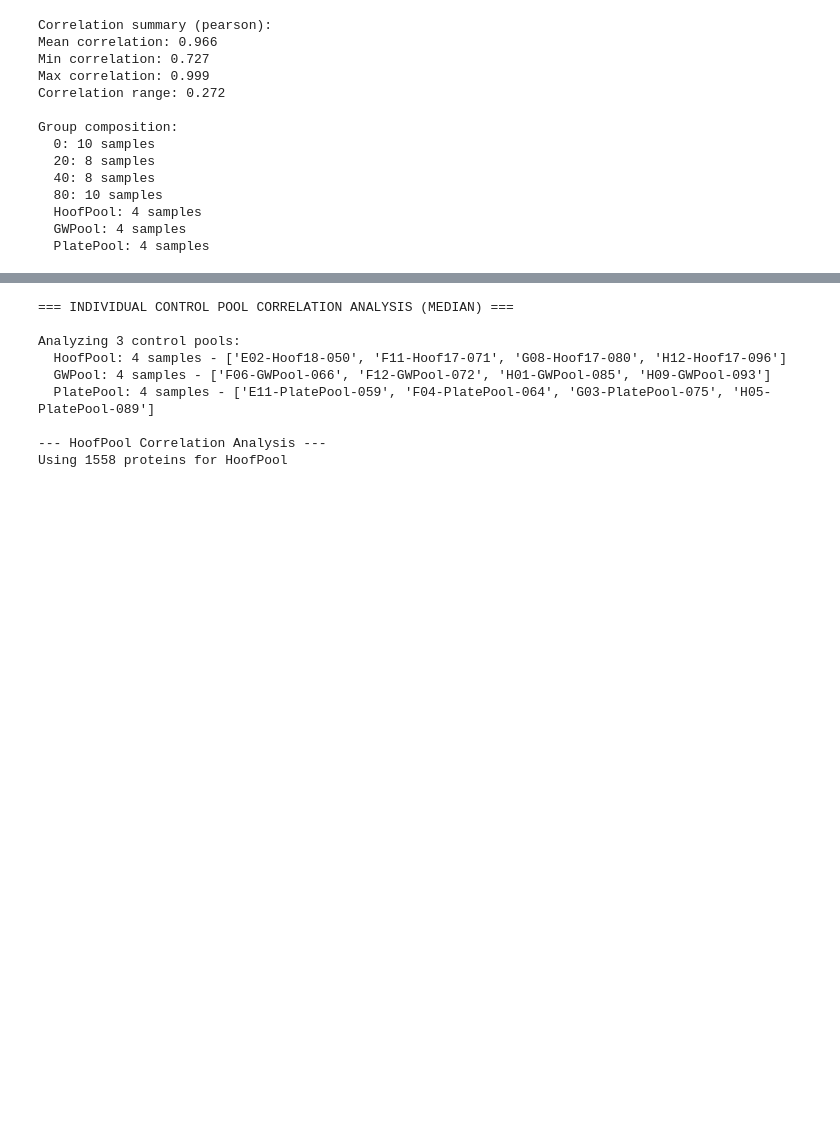
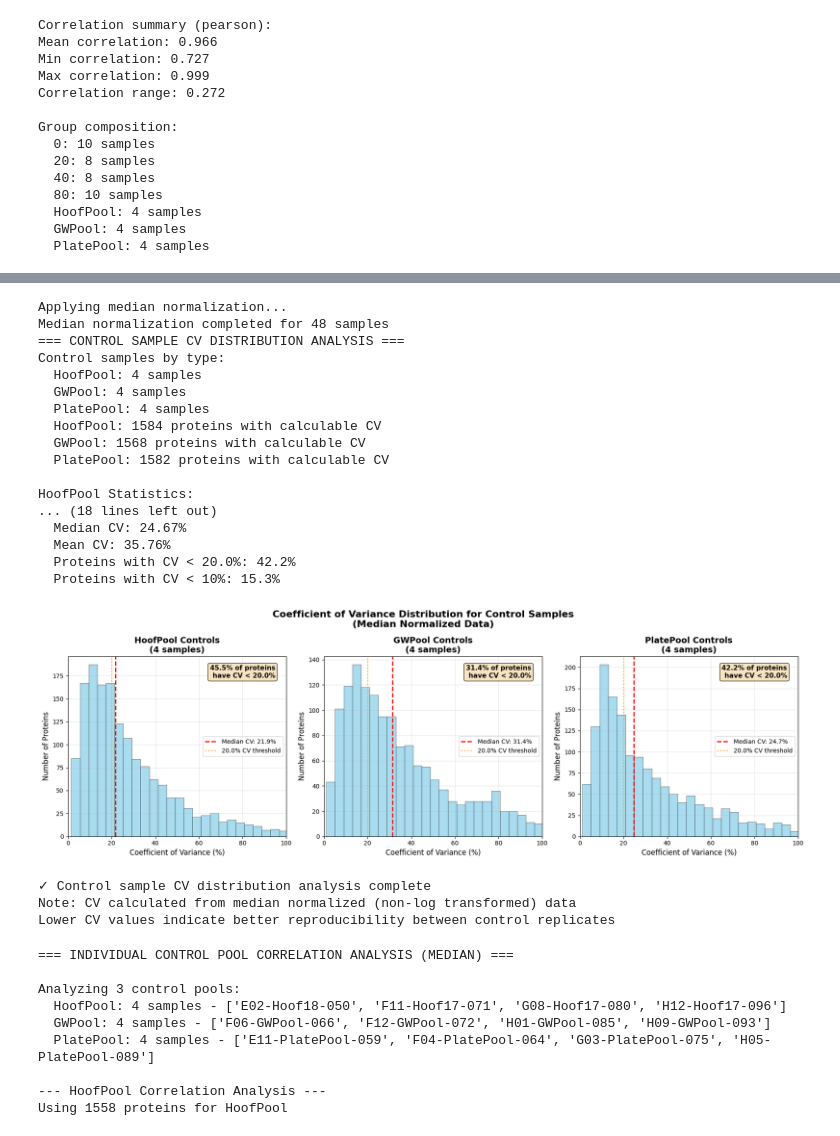
Before and after one commit to maccoss/2025-ExampleDifferentialAnalysis, a Jupyter notebook: Minimal-Proteomics-Analysis.ipynb, the cells around one changed output, grey strips where cells are left out. Cells and saved outputs as stored; diff of their text form; code cells hidden in the pictures; blank space fills up the shorter version.

Commit message:
new CV plot, fixed experimental design issue, added new tests

```diff
--- a/Minimal-Proteomics-Analysis.ipynb
+++ b/Minimal-Proteomics-Analysis.ipynb
@@ -240,15 +261,30 @@ Data loading completed successfully!
 # 2. Sample Processing with Enhanced Validation
 print("=== SAMPLE PROCESSING WITH VALIDATION ===")
 
-# Step 1: Extract sample columns using original logic that works
+# IMPORTANT: Reload protein data fresh to avoid issues with multiple cell executions
+protein_data, metadata, peptide_data = ptk.load_skyline_data(
+    protein_file=protein_file,
+    metadata_file=metadata_file,
+    peptide_file=None
+)
+
+# Step 1: Extract sample columns using corrected logic
 metadata_sample_names = metadata.iloc[:, 0].tolist()
 protein_columns = protein_data.columns.tolist()
 
-# Find matching sample columns
+# Find matching sample columns - look for protein columns that contain metadata sample names
+# or metadata sample names that are contained in protein columns
 sample_columns = []
 for col in protein_columns:
-    if any(sample_name in col or col.startswith(sample_name) for sample_name in metadata_sample_names):
-        sample_columns.append(col)
+    for sample_name in metadata_sample_names:
+        # Check if metadata name is contained in the protein column name
+        if sample_name in col:
+            sample_columns.append(col)
+            break
+        # Also check if the column starts with the sample name
+        elif col.startswith(sample_name):
+            sample_columns.append(col)
+            break
 
 print(f"Found {len(sample_columns)} sample columns in protein data")
 
@@ -650,6 +736,47 @@ Using 1584 proteins for Control Samples Correlation
   Min correlation: 0.910
   Max correlation: 0.994
   High correlation (>0.8): 66/66 (100.0%)
+# %%
+# 8c. Control Sample CV Distribution Analysis
+# Analyze the coefficient of variance distribution for each control type using median normalized data
+
+# Generate median normalized data for CV analysis (non-log transformed)
+median_normalized_data = ptk.normalization.median_normalize(standardized_data, sample_columns=final_sample_columns)
+
+# Use the toolkit function to create CV distribution plots
+cv_data = ptk.visualization.plot_control_cv_distribution(
+    data=median_normalized_data,
+    sample_columns=final_sample_columns,
+    sample_metadata=sample_metadata,
+    control_column=control_column,
+    control_labels=control_labels,
+    normalization_method="Median",
+    figsize=(18, 6),
+    cv_threshold=20.0,
+    title_suffix=""
+)
+# %% [output]
+Applying median normalization...
+Median normalization completed for 48 samples
+=== CONTROL SAMPLE CV DISTRIBUTION ANALYSIS ===
+Control samples by type:
+  HoofPool: 4 samples
+  GWPool: 4 samples
+  PlatePool: 4 samples
+  HoofPool: 1584 proteins with calculable CV
+  GWPool: 1568 proteins with calculable CV
+  PlatePool: 1582 proteins with calculable CV
+
+HoofPool Statistics:
+... (18 lines left out)
+  Median CV: 24.67%
+  Mean CV: 35.76%
+  Proteins with CV < 20.0%: 42.2%
+  Proteins with CV < 10%: 15.3%
+[figure, added]
+✓ Control sample CV distribution analysis complete
+Note: CV calculated from median normalized (non-log transformed) data
+Lower CV values indicate better reproducibility between control replicates
 # %%
 # 8c. Individual Control Pool Analysis
 # Detailed correlation analysis for each specific control pool type
```
Also changed, not shown: parts of 11 cells of this notebook, 6 other files.
